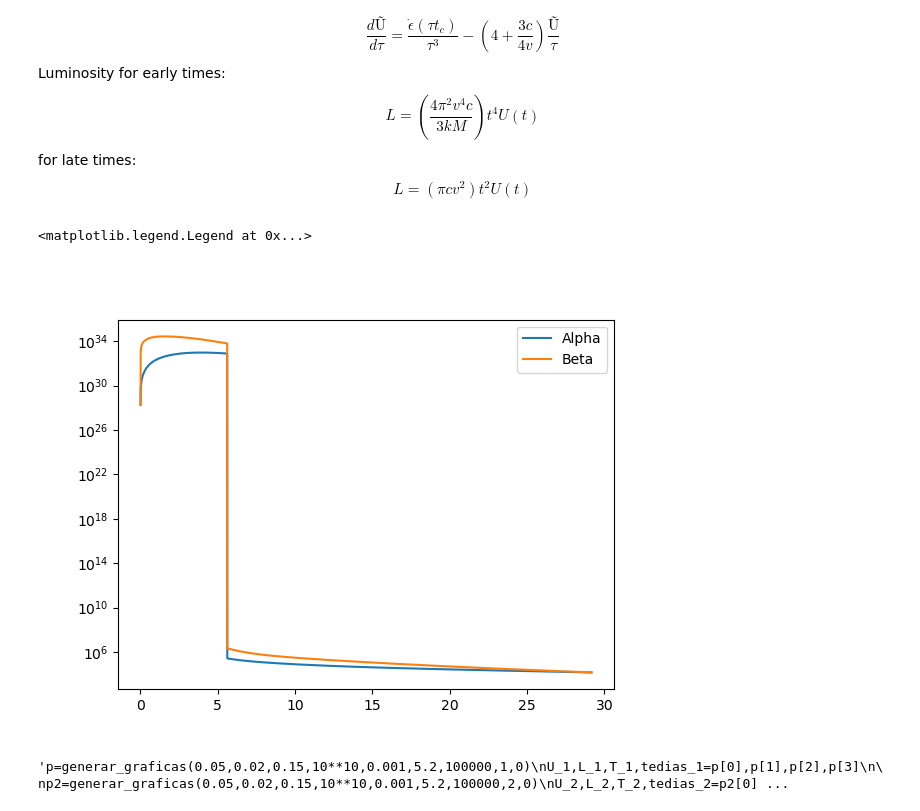
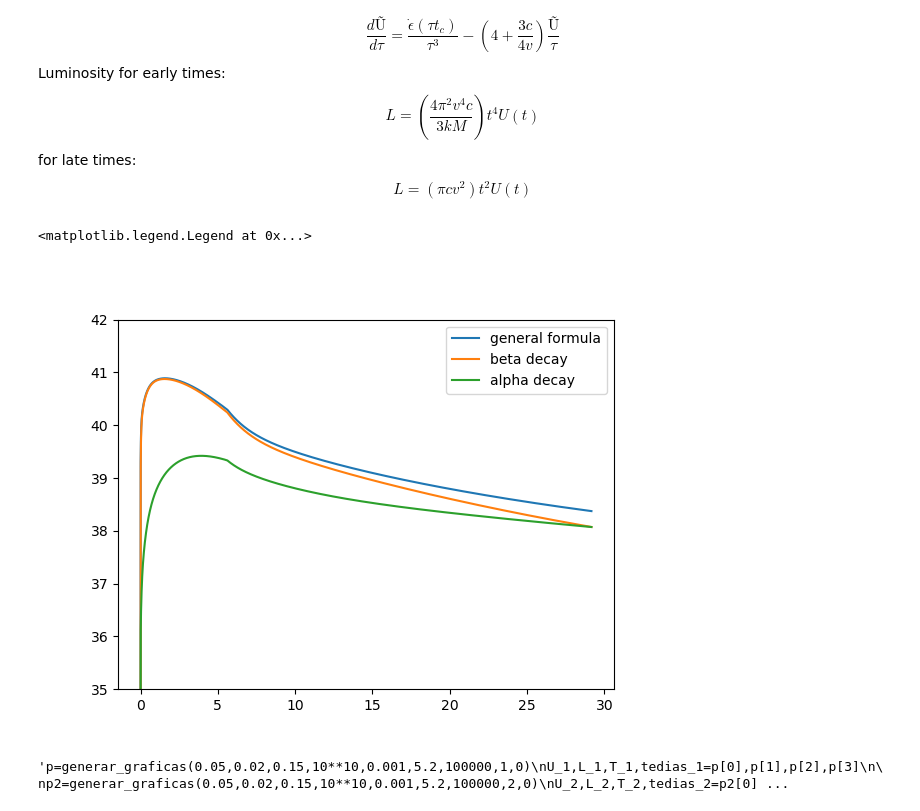
Before and after one commit to DiegoHp45/Kilonova, a Jupyter notebook: article_1.ipynb, the cells around one changed output. Saved outputs shown, nothing was run; the diff lists cells and outputs as text; code cells hidden in the pictures.

```diff
--- a/article_1.ipynb
+++ b/article_1.ipynb
@@ -472,9 +481,9 @@ for late times:
 '''New differential equation'''
 
 def dudt_funtion_of_E_t(ta,u,b,tc,E__):
-    if ta<1:
+    if ta<=1:
         return (E__[np.searchsorted(t,ta*tc)])/(ta**3)-u*((4/ta) + 3*ta/(4*b))
-    else:
+    elif ta>1:
         return (E__[np.searchsorted(t,ta*tc)])/(ta**3)-(u/ta)*(4+3/(4*b))
 
 def solucionar(U_0,tau_n,b,tc,n,E__):
@@ -494,36 +503,39 @@ def solucionar(U_0,tau_n,b,tc,n,E__):
 
 def generar_graficas(M,k,b,U_0,tau_0,tau_f,n,E_):
     M=M*(1.989*10**30)#kg
-    tc=(3*k*M/(4*np.pi*(b*c)**2))**(1/2)
+    tc=np.sqrt(3*k*M/(4*np.pi*(b*c)**2))
 
     Tau_n=np.linspace(tau_0,tau_f,n)
     Uo=solucionar(U_0,Tau_n,b,tc,n,E_)
     te=tc*Tau_n
     tedias=te*(1/(60*60*24))
-    U=((3*M)/(4*np.pi*((b*c)**3)))*(1/((tc)**(2)))*Uo
+    U=((3*M)/(4*np.pi*((b*c)**3)*((tc)**(2))))*Uo
     L=np.zeros(len(U))
     i_tc=np.searchsorted(te,tc)
-    L[:i_tc]+=((b*c**2)/k)*(1/((tc)**(2)))*(te[:i_tc]**4)*U[:i_tc]*10**7
-    L[i_tc:]+=((np.pi*b**2)/c)*(te[i_tc:]**2)*U[i_tc:]*10**7
+    L[:i_tc]=((np.pi*((b*c)**2)*c)*(te[:i_tc]**4)/(tc**2))*U[:i_tc]*10**7
+    L[i_tc:]=((np.pi*c*(b*c)**2))*(te[i_tc:]**2)*U[i_tc:]*10**7
     T=(c*U/(Sb*4))**(1/4)
 
 
     return [U,L,T,tedias]
 # %%
-p=generar_graficas(0.05,0.02,0.15,10**10,0.001,5.2,100000,E_alpha_efectivo)
+p=generar_graficas(0.05,0.02,0.15,10**10,0.0001,5.2,100000,E_total_efectivo)
 U_1,L_1,T_1,tedias_1=p[0],p[1],p[2],p[3]
 p2=generar_graficas(0.05,0.02,0.15,10**10,0.001,5.2,100000,E_beta_efectivo)
 U_2,L_2,T_2,tedias_2=p2[0],p2[1],p2[2],p2[3]
+p3=generar_graficas(0.05,0.02,0.15,10**10,0.001,5.2,100000,E_alpha_efectivo)
+U_3,L_3,T_3,tedias_3=p3[0],p3[1],p3[2],p3[3]
 # %%
 fig7 , ax7= plt.subplots(1,1,)
-ax7.plot(tedias_1,L_1,label="Alpha")
-ax7.plot(tedias_2,L_2,label="Beta")
-ax7.set_yscale('log')
+ax7.plot(tedias_1,np.log10(L_1),label="general formula")
+ax7.plot(tedias_2,np.log10(L_2),label="beta decay")
+ax7.plot(tedias_3,np.log10(L_3),label="alpha decay")
+ax7.set_ylim(bottom=35,top=42)
 ax7.legend()
 #ax7.set_ylim(bottom=10**10)
 # %% [output]
 <matplotlib.legend.Legend at 0x...>
-[figure, old version]
+[figure, new version]
 # %%
 '''p=generar_graficas(0.05,0.02,0.15,10**10,0.001,5.2,100000,1,0)
 U_1,L_1,T_1,tedias_1=p[0],p[1],p[2],p[3]
```
Also changed, not shown: parts of 4 cells of this notebook.
